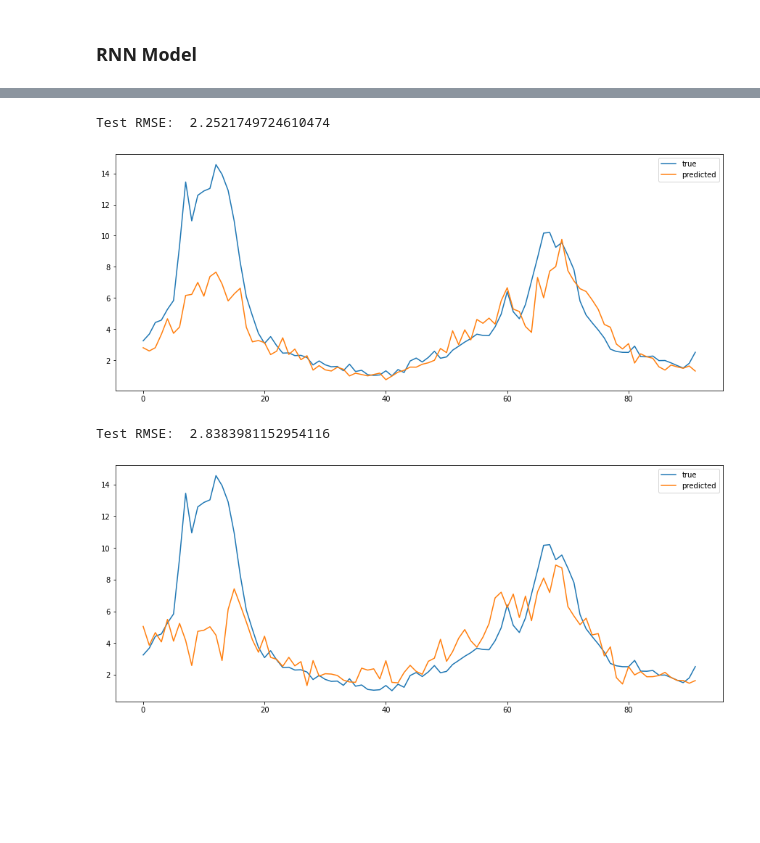
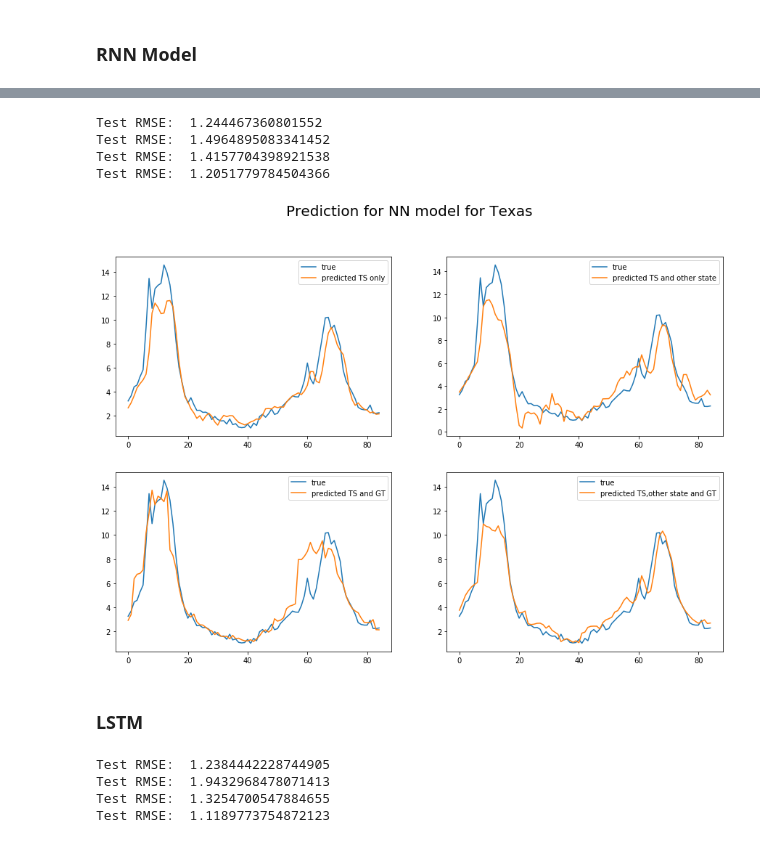
Before and after one commit to FiveSixSenvenEight/109B_flu_prediction, a Jupyter notebook: 02-analysis/NN.ipynb, the cells around one changed output, grey strips where cells are left out. Drawn from its saved outputs; the diff is of its cells as text; code cells hidden in the pictures; blank space fills up the shorter version.

```diff
--- a/02-analysis/NN.ipynb
+++ b/02-analysis/NN.ipynb
@@ -249,10 +136,0 @@ def LSTM_model(state,if_plot=True,if_gt = None):
-# %%
-LSTM_model('Texas',if_plot=True,if_gt = None)
-# %% [output]
-Test RMSE:  2.2521749724610474
-[figure, removed]
-# %%
-LSTM_model('Texas',if_plot=True,if_gt = True)
-# %% [output]
-Test RMSE:  2.8383981152954116
-[figure, removed]
@@ -258,0 +197,19 @@ Test RMSE:  2.8383981152954116
+# %%
+RNN_TS1 = RNN('Texas',None,False,False,1)
+# Autocorrelation without GT
+RNN_TSOS1 = RNN('Texas',['New Mexico', 'Oklahoma', 'Louisiana', 'Arkansas'],False, False,1)
+# With goolge trend
+RNN_TSGT1 = RNN('Texas',None,False,True,1)
+# With goolge trend
+RNN_TSOSGT1 = RNN('Texas',['New Mexico', 'Oklahoma', 'Louisiana', 'Arkansas'],False,True,1)
+# %% [output]
+Test RMSE:  1.244467360801552
+Test RMSE:  1.4964895083341452
+Test RMSE:  1.4157704398921538
+Test RMSE:  1.2051779784504366
+# %%
+plot_prediction(RNN_TS1,RNN_TSOS1,RNN_TSGT1,RNN_TSOSGT1)
+# %% [output]
+[figure, added]
+# %% [markdown]
+### LSTM
@@ -258,0 +281,13 @@ Test RMSE:  2.8383981152954116
+# %%
+LSTM_TS1 = LSTM_model('Texas',None,False,False,1)
+# Autocorrelation without GT
+LSTM_TSOS1 = LSTM_model('Texas',['New Mexico', 'Oklahoma', 'Louisiana', 'Arkansas'],False, False,1)
+# With goolge trend
+LSTM_TSGT1 = LSTM_model('Texas',None,False,True,1)
+# With goolge trend
+LSTM_TSOSGT1 = LSTM_model('Texas',['New Mexico', 'Oklahoma', 'Louisiana', 'Arkansas'],False,True,1)
+# %% [output]
+Test RMSE:  1.2384442228744905
+Test RMSE:  1.9432968478071413
+Test RMSE:  1.3254700547884655
+Test RMSE:  1.1189773754872123
```
Also changed, not shown: parts of 26 cells of this notebook.
